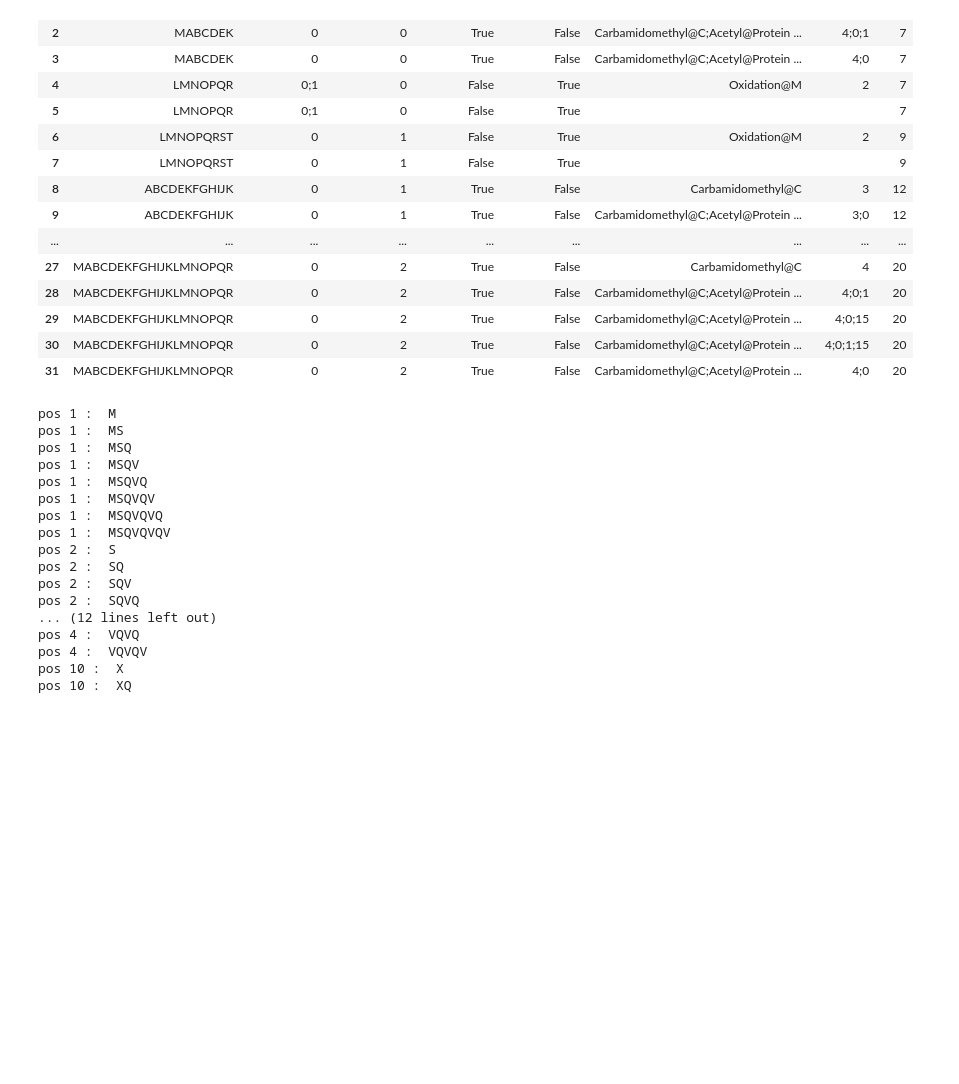
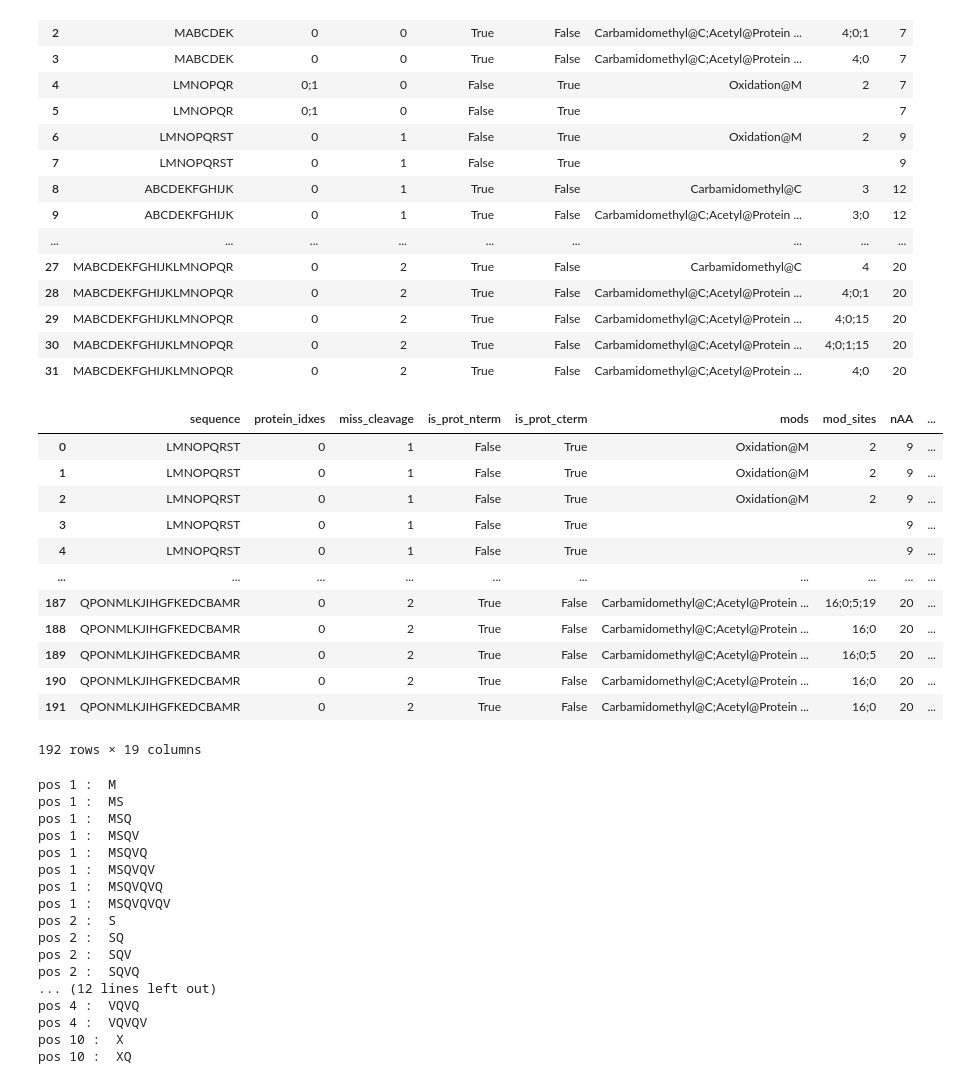
Before and after one commit to MannLabs/alphapeptdeep, a Jupyter notebook: nbdev_nbs/protein/fasta.ipynb, the cells around one changed output. Cells and saved outputs as stored; diff of their text form; code cells hidden in the pictures; blank space fills up the shorter version.

```diff
--- a/nbdev_nbs/protein/fasta.ipynb
+++ b/nbdev_nbs/protein/fasta.ipynb
@@ -968,6 +963,41 @@ assert df[df.is_prot_nterm].mod_sites.str.contains('0').any()
 assert not df[df.sequence.str.contains('M')].mods.str.contains('Oxidation@M').all()
 assert df[df.sequence.str.contains('M')].mods.str.contains('Oxidation@M').any()
 assert '' in df.mods.values
+# %%
+from alphadeep.pretrained_models import ModelManager
+model_mgr = ModelManager()
+model_mgr.load_installed_models()
+_lib = PredictFastaSpecLib(model_mgr, I_to_L=False)
+prot1 = 'MABCDEKFGHIJKLMNOPQRST'
+prot2 = 'FGHIJKLMNOPQR'
+protein_dict = {
+    'xx': {
+        'id': 'xx',
+        'sequence': prot1
+    },
+    'yy': {
+        'id': 'yy',
+        'sequence': prot2
+    }
+}
+_lib.import_protein_dict(protein_dict)
+assert (_lib.precursor_df.decoy==1).any()
+assert ('MABCDEK'[::-1][1:]+'K') in _lib.precursor_df.sequence.values
+_lib.precursor_df
+# %% [output]
+|  | sequence | protein_idxes | miss_cleavage | is_prot_nterm | is_prot_cterm | mods | mod_sites | nAA | ... |
+| 0 | LMNOPQRST | 0 | 1 | False | True | Oxidation@M | 2 | 9 | ... |
+| 1 | LMNOPQRST | 0 | 1 | False | True | Oxidation@M | 2 | 9 | ... |
+| 2 | LMNOPQRST | 0 | 1 | False | True | Oxidation@M | 2 | 9 | ... |
+| 3 | LMNOPQRST | 0 | 1 | False | True |  |  | 9 | ... |
+| 4 | LMNOPQRST | 0 | 1 | False | True |  |  | 9 | ... |
+| ... | ... | ... | ... | ... | ... | ... | ... | ... | ... |
+| 187 | QPONMLKJIHGFKEDCBAMR | 0 | 2 | True | False | Carbamidomethyl@C;Acetyl@Protein ... | 16;0;5;19 | 20 | ... |
+| 188 | QPONMLKJIHGFKEDCBAMR | 0 | 2 | True | False | Carbamidomethyl@C;Acetyl@Protein ... | 16;0 | 20 | ... |
+| 189 | QPONMLKJIHGFKEDCBAMR | 0 | 2 | True | False | Carbamidomethyl@C;Acetyl@Protein ... | 16;0;5 | 20 | ... |
+| 190 | QPONMLKJIHGFKEDCBAMR | 0 | 2 | True | False | Carbamidomethyl@C;Acetyl@Protein ... | 16;0 | 20 | ... |
+| 191 | QPONMLKJIHGFKEDCBAMR | 0 | 2 | True | False | Carbamidomethyl@C;Acetyl@Protein ... | 16;0 | 20 | ... |
+192 rows × 19 columns
 # %%
 #hide
 import numpy as np
```
Also changed, not shown: parts of 2 cells of this notebook, 8 other files.
